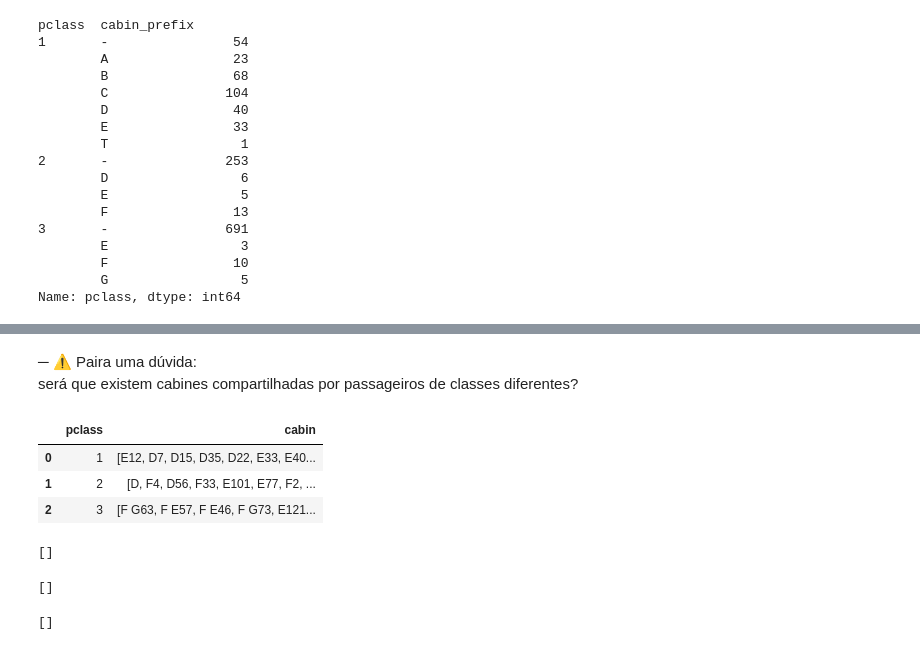
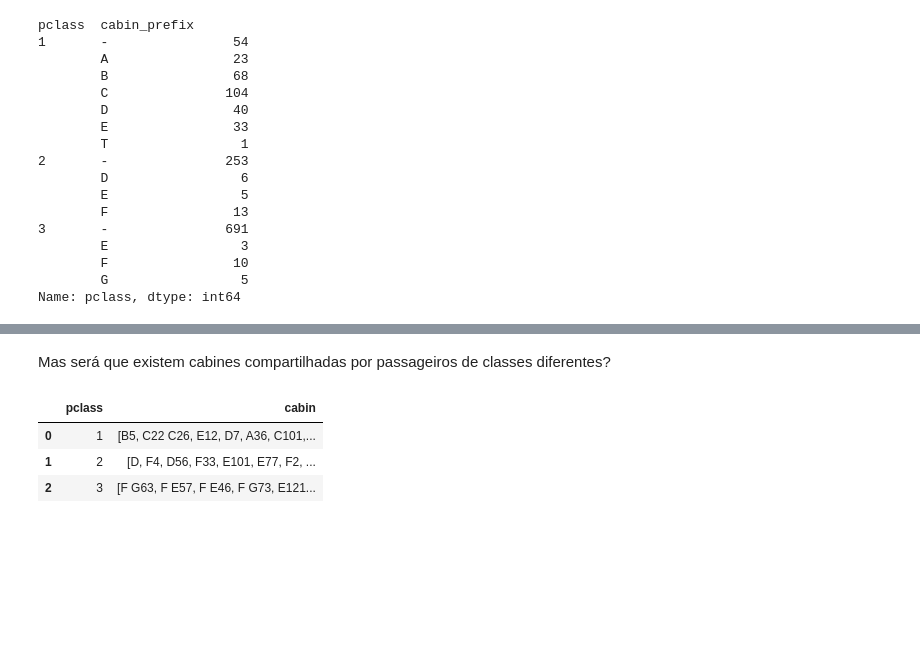
Before and after one commit to washolive/data-science, a Jupyter notebook: tratando_dados_ausentes.ipynb, the cells around one changed output, grey strips where cells are left out. Saved outputs shown, nothing was run; the diff lists cells and outputs as text; code cells hidden in the pictures; blank space fills up the shorter version.

```diff
--- a/tratando_dados_ausentes.ipynb
+++ b/tratando_dados_ausentes.ipynb
@@ -659,13 +625,15 @@ Olha a diferença:
 # %% [markdown]
-─ ⚠️ Paira uma dúvida:
-será que existem cabines compartilhadas por passageiros de classes diferentes?
+Mas será que existem cabines compartilhadas por passageiros de classes diferentes?
-# %%
-pclass_cabin = df[df['cabin_prefix'].isin(['D', 'E', 'F'])][['pclass', 'cabin']].\
-                        groupby('pclass')['cabin'].unique().reset_index()
-pclass_cabin
-# %% [output]
-|  | pclass | cabin |
-| 0 | 1 | [E12, D7, D15, D35, D22, E33, E40... |
-| 1 | 2 | [D, F4, D56, F33, E101, E77, F2, ... |
-| 2 | 3 | [F G63, F E57, F E46, F G73, E121... |
+# %%
+# Gera uma lista de cabines para cada classe
+pc = (df[df['cabin'].notnull()]
+        .groupby('pclass')['cabin']
+        .unique()
+        .reset_index())
+pc
+# %% [output]
+|  | pclass | cabin |
+| 0 | 1 | [B5, C22 C26, E12, D7, A36, C101,... |
+| 1 | 2 | [D, F4, D56, F33, E101, E77, F2, ... |
+| 2 | 3 | [F G63, F E57, F E46, F G73, E121... |
 # %%
@@ -675,15 +643,0 @@ pclass_cabin_3 = list(pclass_cabin.loc[2, 'cabin'])
-# %%
-# Alguma cabine usada pela 1a classe é compartilhada com a 2a ou 3a classes?
-[c1 for c1 in pclass_cabin_1 if c1 in pclass_cabin_2 or c1 in pclass_cabin_3]
-# %% [output]
-[]
-# %%
-# Alguma cabine usada pela 2a classe é compartilhada com a 1a ou 3a classes?
-[c2 for c2 in pclass_cabin_2 if c2 in pclass_cabin_1 or c2 in pclass_cabin_3]
-# %% [output]
-[]
-# %%
-# Alguma cabine usada pela 3a classe é compartilhada com a 1a ou 2a classes?
-[c3 for c3 in pclass_cabin_3 if c3 in pclass_cabin_1 or c3 in pclass_cabin_2]
-# %% [output]
-[]
```
Also changed, not shown: parts of 104 cells of this notebook, 1 other file.
